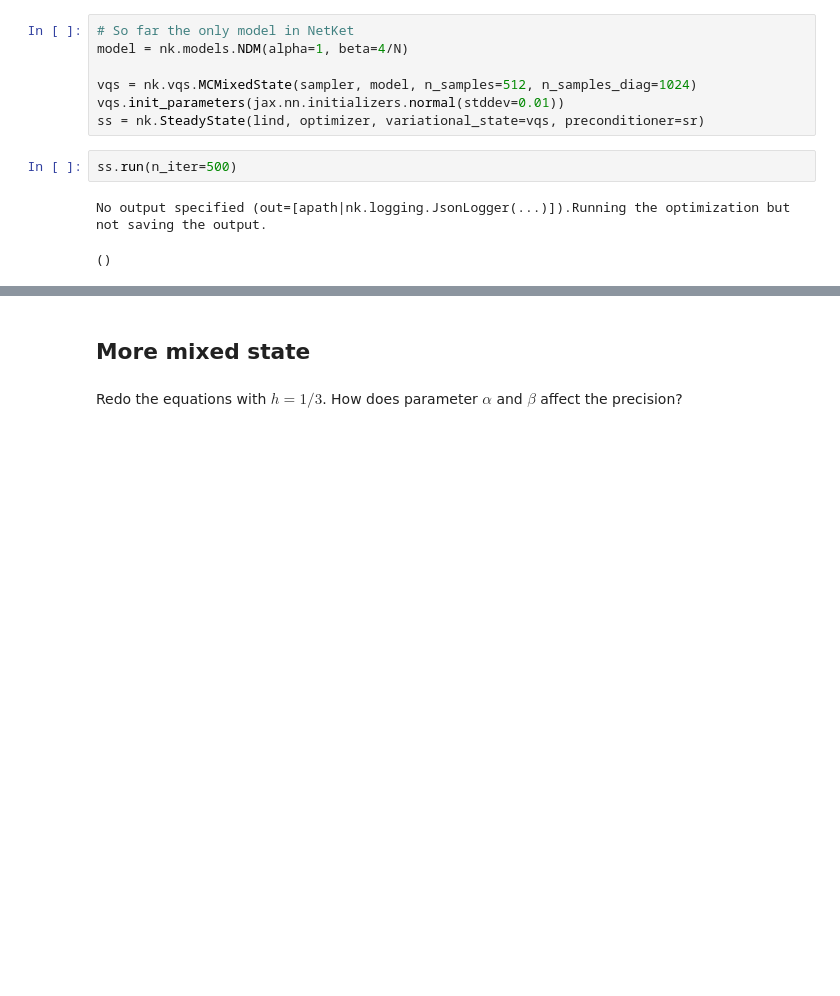
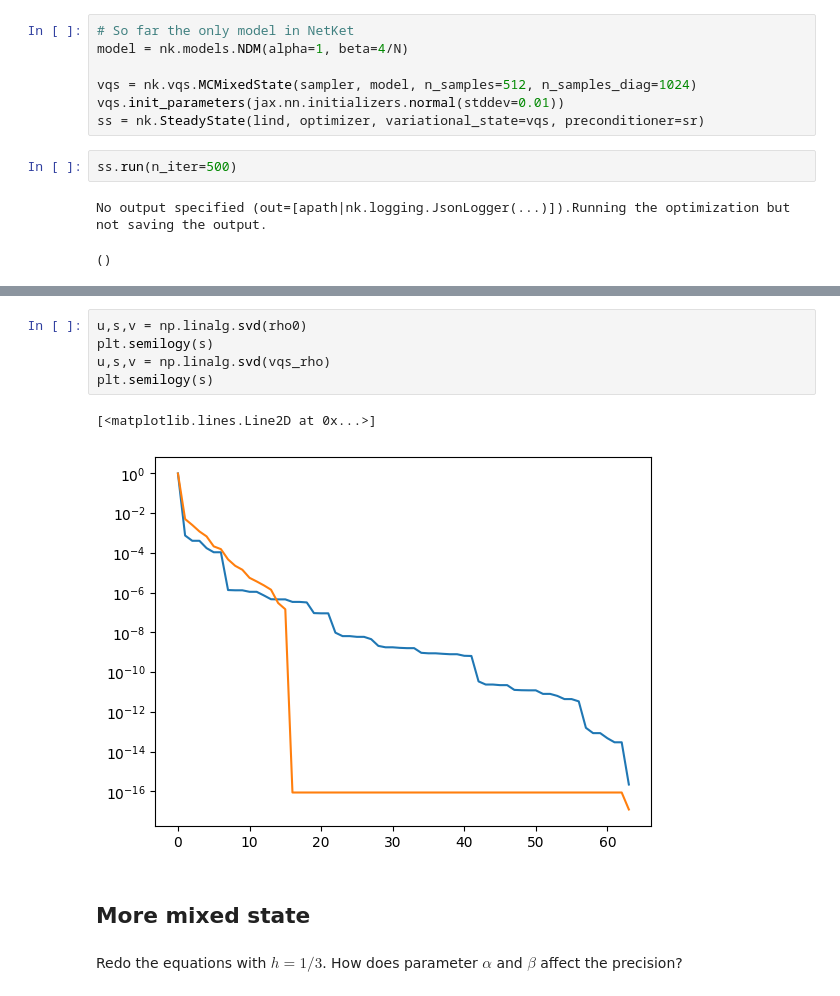
Before and after one commit to macekmar/qucolima-td, a Jupyter notebook: 02_OpenSystems_TFI_Colab.ipynb, the cells around one changed output, grey strips where cells are left out. Drawn from its saved outputs; the diff is of its cells as text; blank space fills up the shorter version.

```diff
--- a/02_OpenSystems_TFI_Colab.ipynb
+++ b/02_OpenSystems_TFI_Colab.ipynb
@@ -131,3 +171,11 @@ Purity: (0.9848741565223298+0j) vs (0.9914148734385808+2.6428798155842294e-16j)
+# %%
+u,s,v = np.linalg.svd(rho0)
+plt.semilogy(s)
+u,s,v = np.linalg.svd(vqs_rho)
+plt.semilogy(s)
+# %% [output]
+[<matplotlib.lines.Line2D at 0x...>]
+[figure, added]
 # %% [markdown]
 ## More mixed state
 # %% [markdown]
```
Also changed, not shown: parts of 11 cells of this notebook.
